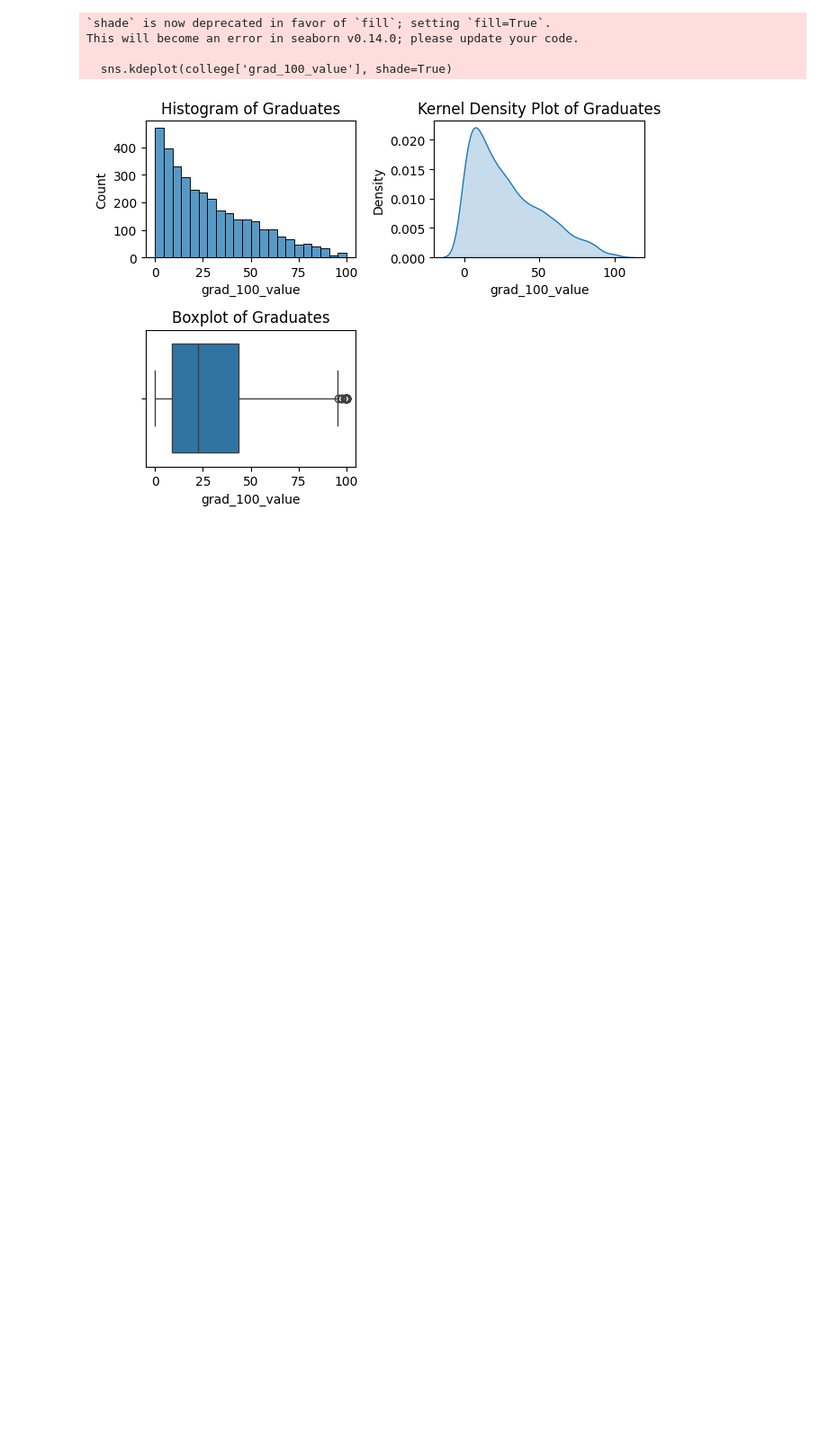
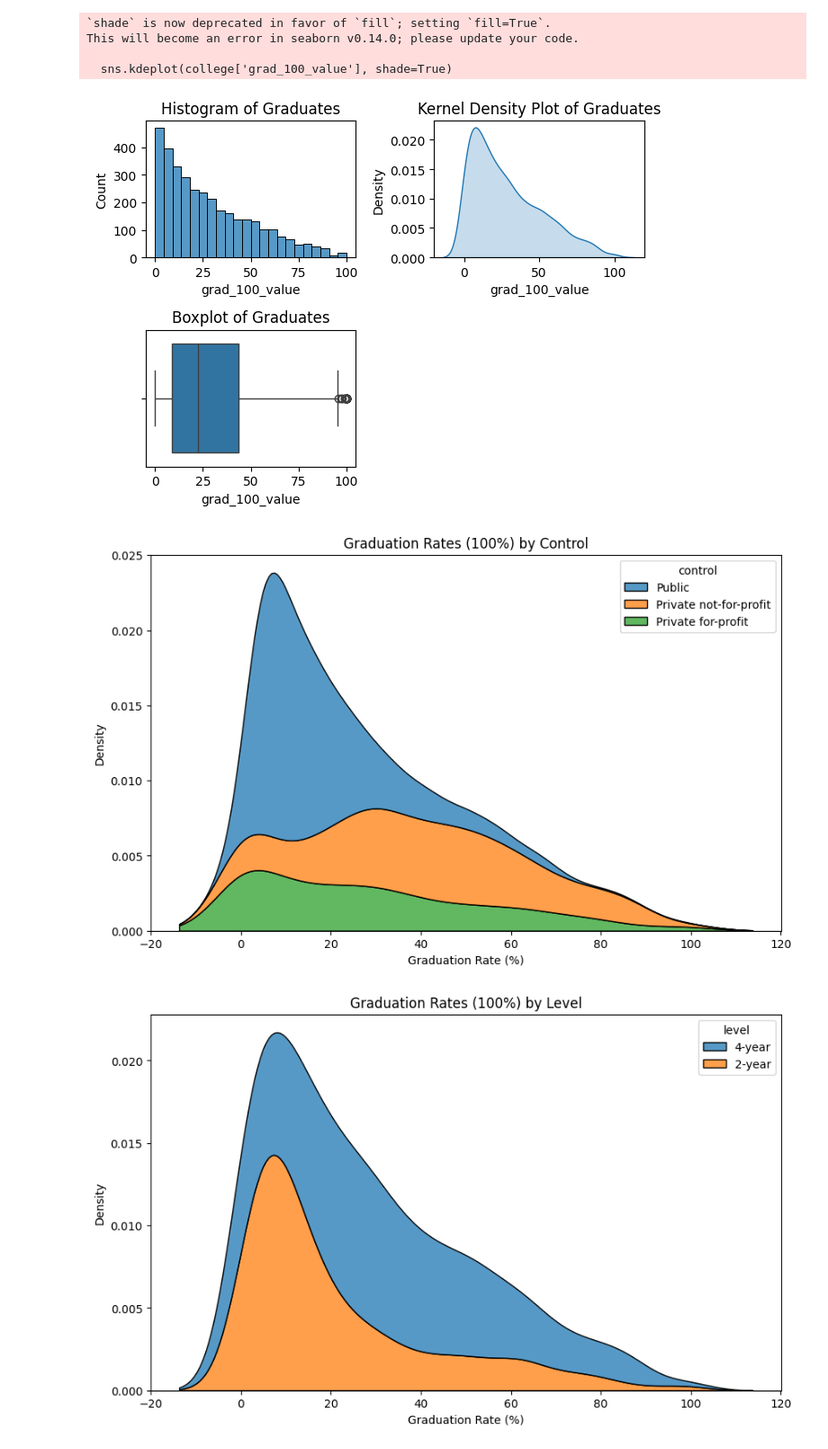
Before and after one commit to bburt26/visualization_assignment, a Jupyter notebook: assignment.ipynb, the cells around one changed output. Shown at 90% size. Saved outputs shown, nothing was run; the diff lists cells and outputs as text; code cells hidden in the pictures; blank space fills up the shorter version.

```diff
--- a/assignment.ipynb
+++ b/assignment.ipynb
@@ -142,3 +142,40 @@ This will become an error in seaborn v0.14.0; please update your code.
 [figure]
 # %%
 # Question 2.5
+# For grad_100_value, create a grouped kernel density plot by control and by level.
+# Describe what you see. Use groupby and .describe to make grouped calculations
+# of statistical descriptions of grad_100_value by level and control.
+# Which institutions appear to have the best graduation rates?
+
+plt.figure(figsize=(10,6))
+sns.kdeplot(
+    data=college,
+    x="grad_100_value",
+    hue="control",
+    multiple="stack",
+)
+plt.title("Graduation Rates (100%) by Control")
+plt.xlabel("Graduation Rate (%)")
+plt.ylabel("Density")
+plt.show()
+
+plt.figure(figsize=(10,6))
+sns.kdeplot(
+    data=college,
+    x="grad_100_value",
+    hue="level",
+    multiple="stack"
+)
+plt.title("Graduation Rates (100%) by Level")
+plt.xlabel("Graduation Rate (%)")
+plt.ylabel("Density")
+plt.show()
+
+# The data
+
+
+
+college.groupby(["level", "control"])["grad_100_value"].describe()
+# %% [output]
+[figure, added]
+[figure, added]
```
Also changed, not shown: parts of 1 cell of this notebook.
